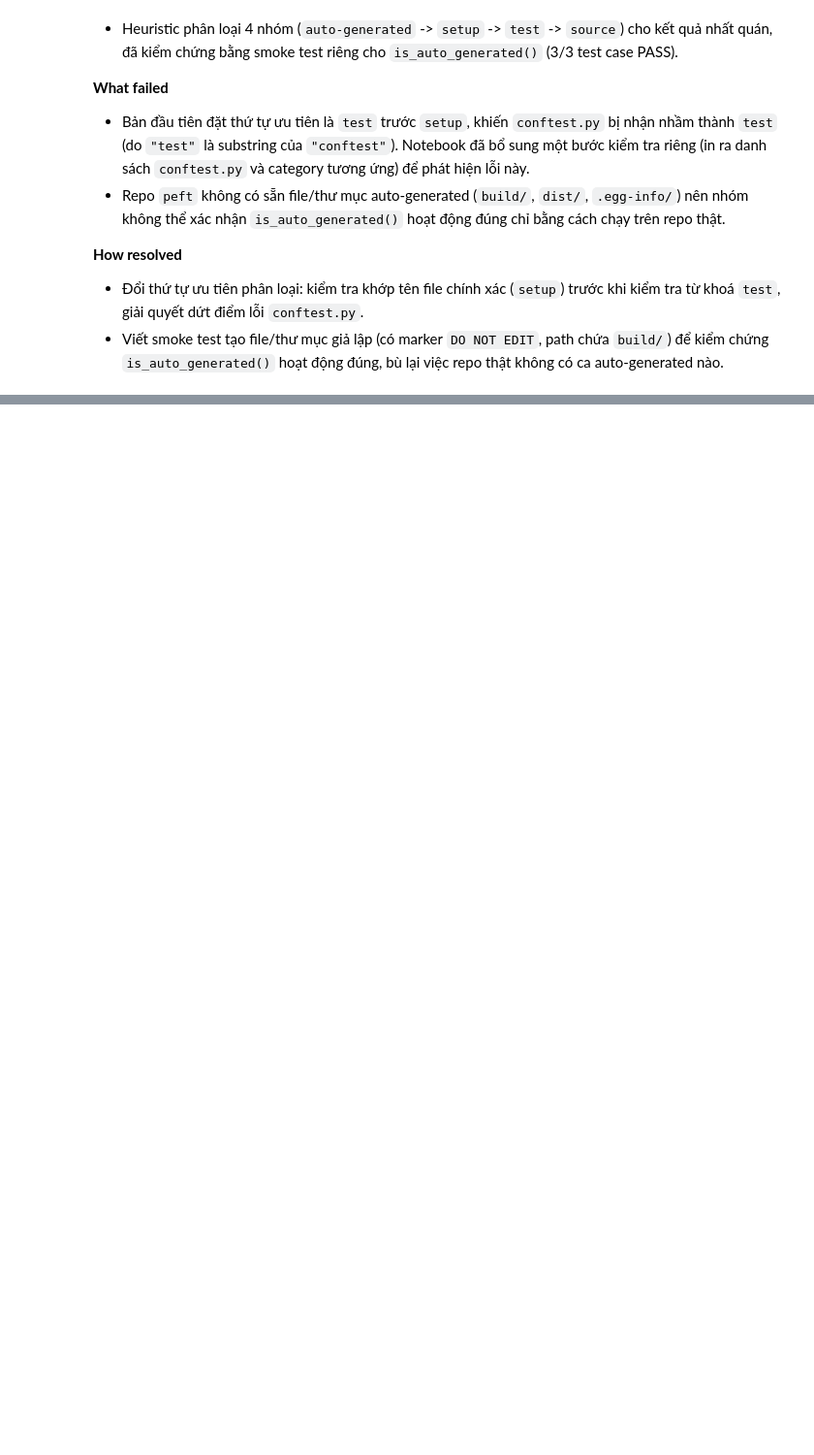
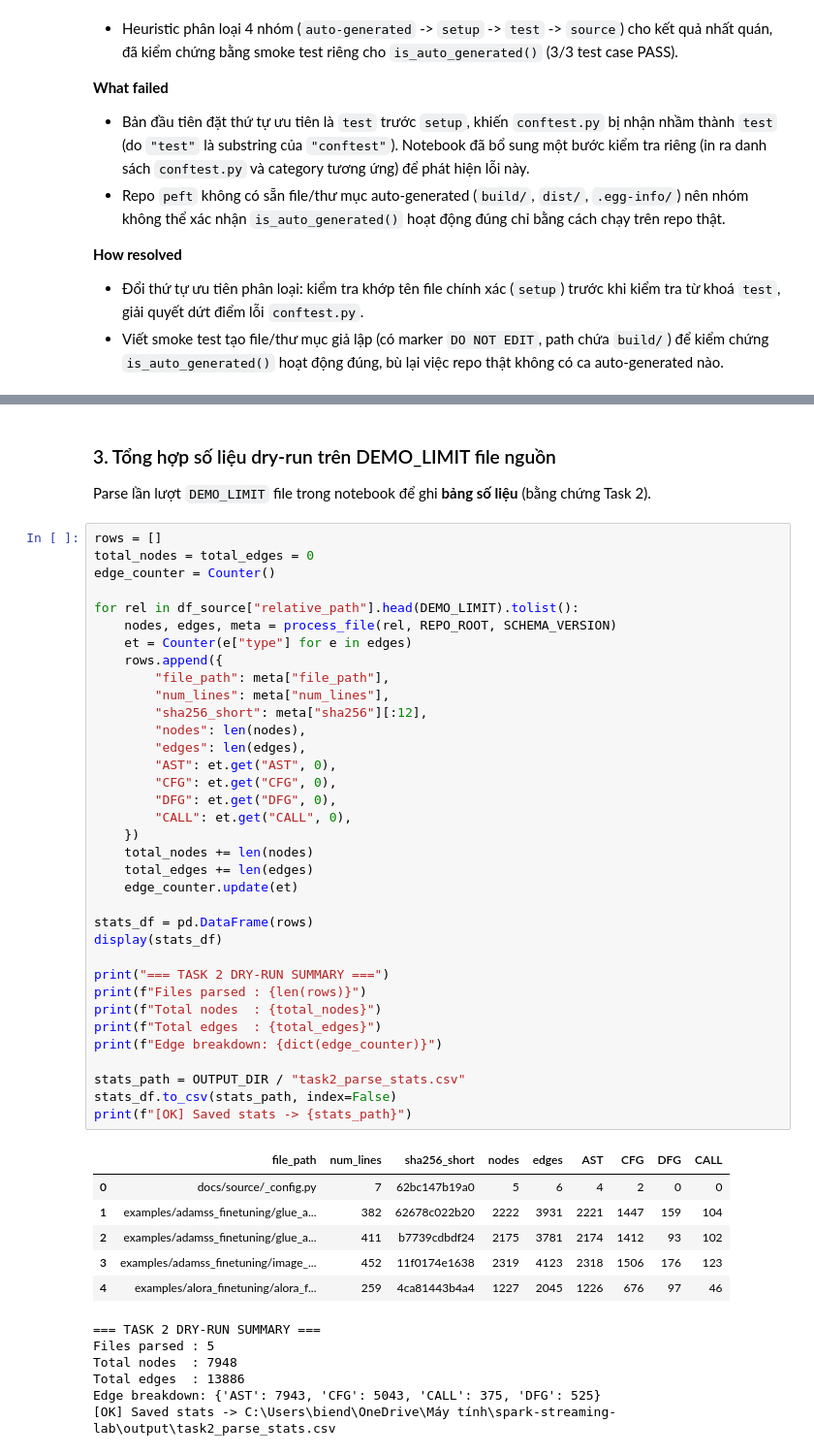
Before and after one commit to tdat1465/spark-streaming-lab, a Jupyter notebook: notebook.ipynb, the cells around one changed output, grey strips where cells are left out. Shown at 97% size. Cells and saved outputs as stored; diff of their text form; blank space fills up the shorter version.

Commit message:
task 2 & task 3

```diff
--- a/notebook.ipynb
+++ b/notebook.ipynb
@@ -519,0 +721,52 @@ print("╚═══════════════════════
+# %% [markdown]
+### 3. Tổng hợp số liệu dry-run trên DEMO_LIMIT file nguồn
+
+Parse lần lượt `DEMO_LIMIT` file trong notebook để ghi **bảng số liệu** (bằng chứng Task 2).
+# %%
+rows = []
+total_nodes = total_edges = 0
+edge_counter = Counter()
+
+for rel in df_source["relative_path"].head(DEMO_LIMIT).tolist():
+    nodes, edges, meta = process_file(rel, REPO_ROOT, SCHEMA_VERSION)
+    et = Counter(e["type"] for e in edges)
+    rows.append({
+        "file_path": meta["file_path"],
+        "num_lines": meta["num_lines"],
+        "sha256_short": meta["sha256"][:12],
+        "nodes": len(nodes),
+        "edges": len(edges),
+        "AST": et.get("AST", 0),
+        "CFG": et.get("CFG", 0),
+        "DFG": et.get("DFG", 0),
+        "CALL": et.get("CALL", 0),
+    })
+    total_nodes += len(nodes)
+    total_edges += len(edges)
+    edge_counter.update(et)
+
+stats_df = pd.DataFrame(rows)
+display(stats_df)
+
+print("=== TASK 2 DRY-RUN SUMMARY ===")
+print(f"Files parsed : {len(rows)}")
+print(f"Total nodes  : {total_nodes}")
+print(f"Total edges  : {total_edges}")
+print(f"Edge breakdown: {dict(edge_counter)}")
+
+stats_path = OUTPUT_DIR / "task2_parse_stats.csv"
+stats_df.to_csv(stats_path, index=False)
+print(f"[OK] Saved stats -> {stats_path}")
+# %% [output]
+|  | file_path | num_lines | sha256_short | nodes | edges | AST | CFG | DFG | CALL |
+| 0 | docs/source/_config.py | 7 | 62bc147b19a0 | 5 | 6 | 4 | 2 | 0 | 0 |
+| 1 | examples/adamss_finetuning/glue_a... | 382 | 62678c022b20 | 2222 | 3931 | 2221 | 1447 | 159 | 104 |
+| 2 | examples/adamss_finetuning/glue_a... | 411 | b7739cdbdf24 | 2175 | 3781 | 2174 | 1412 | 93 | 102 |
+| 3 | examples/adamss_finetuning/image_... | 452 | 11f0174e1638 | 2319 | 4123 | 2318 | 1506 | 176 | 123 |
+| 4 | examples/alora_finetuning/alora_f... | 259 | 4ca81443b4a4 | 1227 | 2045 | 1226 | 676 | 97 | 46 |
+=== TASK 2 DRY-RUN SUMMARY ===
+Files parsed : 5
+Total nodes  : 7948
+Total edges  : 13886
+Edge breakdown: {'AST': 7943, 'CFG': 5043, 'CALL': 375, 'DFG': 525}
+[OK] Saved stats -> C:\Users\biend\OneDrive\Máy tính\spark-streaming-lab\output\task2_parse_stats.csv
```
Also changed, not shown: parts of 28 cells of this notebook, 9 other files.
